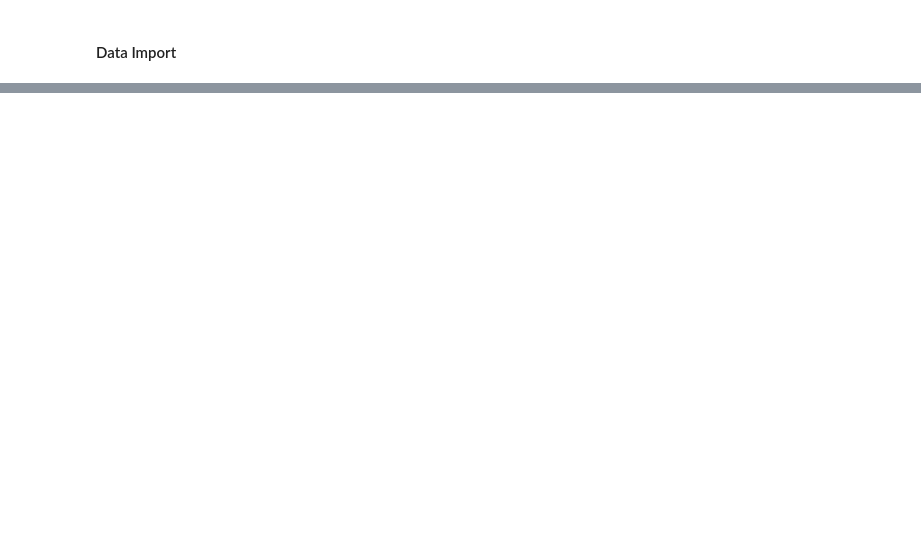
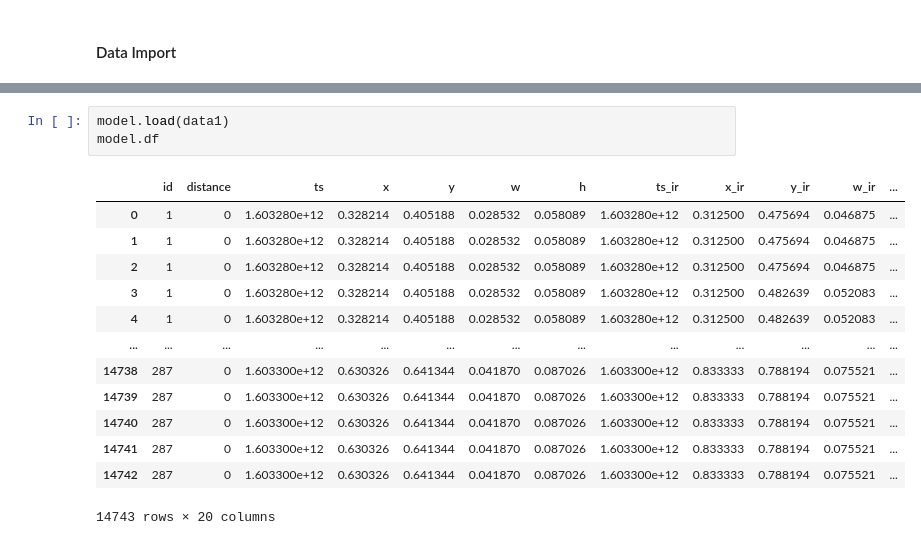
Before and after one commit to enotbeta/thermal-diplom, a Jupyter notebook: Main script.ipynb, the cells around one changed output, grey strips where cells are left out. Cells and saved outputs as stored; diff of their text form; blank space fills up the shorter version.

```diff
--- a/Main script.ipynb
+++ b/Main script.ipynb
@@ -54,0 +69,17 @@ event = model.events[1]
+# %%
+model.load(data1)
+model.df
+# %% [output]
+|  | id | distance | ts | x | y | w | h | ts_ir | x_ir | y_ir | w_ir | ... |
+| 0 | 1 | 0 | 1.603280e+12 | 0.328214 | 0.405188 | 0.028532 | 0.058089 | 1.603280e+12 | 0.312500 | 0.475694 | 0.046875 | ... |
+| 1 | 1 | 0 | 1.603280e+12 | 0.328214 | 0.405188 | 0.028532 | 0.058089 | 1.603280e+12 | 0.312500 | 0.475694 | 0.046875 | ... |
+| 2 | 1 | 0 | 1.603280e+12 | 0.328214 | 0.405188 | 0.028532 | 0.058089 | 1.603280e+12 | 0.312500 | 0.475694 | 0.046875 | ... |
+| 3 | 1 | 0 | 1.603280e+12 | 0.328214 | 0.405188 | 0.028532 | 0.058089 | 1.603280e+12 | 0.312500 | 0.482639 | 0.052083 | ... |
+| 4 | 1 | 0 | 1.603280e+12 | 0.328214 | 0.405188 | 0.028532 | 0.058089 | 1.603280e+12 | 0.312500 | 0.482639 | 0.052083 | ... |
+| ... | ... | ... | ... | ... | ... | ... | ... | ... | ... | ... | ... | ... |
+| 14738 | 287 | 0 | 1.603300e+12 | 0.630326 | 0.641344 | 0.041870 | 0.087026 | 1.603300e+12 | 0.833333 | 0.788194 | 0.075521 | ... |
+| 14739 | 287 | 0 | 1.603300e+12 | 0.630326 | 0.641344 | 0.041870 | 0.087026 | 1.603300e+12 | 0.833333 | 0.788194 | 0.075521 | ... |
+| 14740 | 287 | 0 | 1.603300e+12 | 0.630326 | 0.641344 | 0.041870 | 0.087026 | 1.603300e+12 | 0.833333 | 0.788194 | 0.075521 | ... |
+| 14741 | 287 | 0 | 1.603300e+12 | 0.630326 | 0.641344 | 0.041870 | 0.087026 | 1.603300e+12 | 0.833333 | 0.788194 | 0.075521 | ... |
+| 14742 | 287 | 0 | 1.603300e+12 | 0.630326 | 0.641344 | 0.041870 | 0.087026 | 1.603300e+12 | 0.833333 | 0.788194 | 0.075521 | ... |
+14743 rows × 20 columns
```
Also changed, not shown: parts of 17 cells of this notebook, 1 other file.
